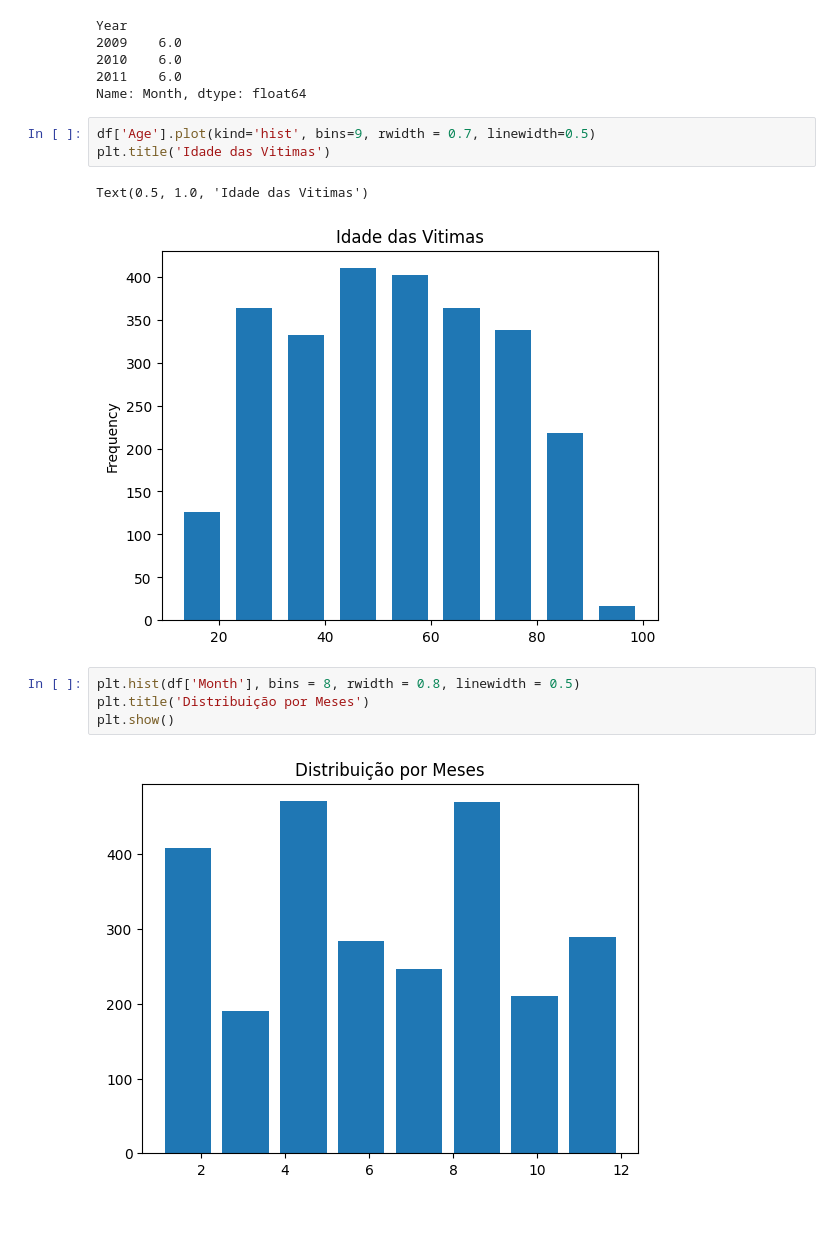
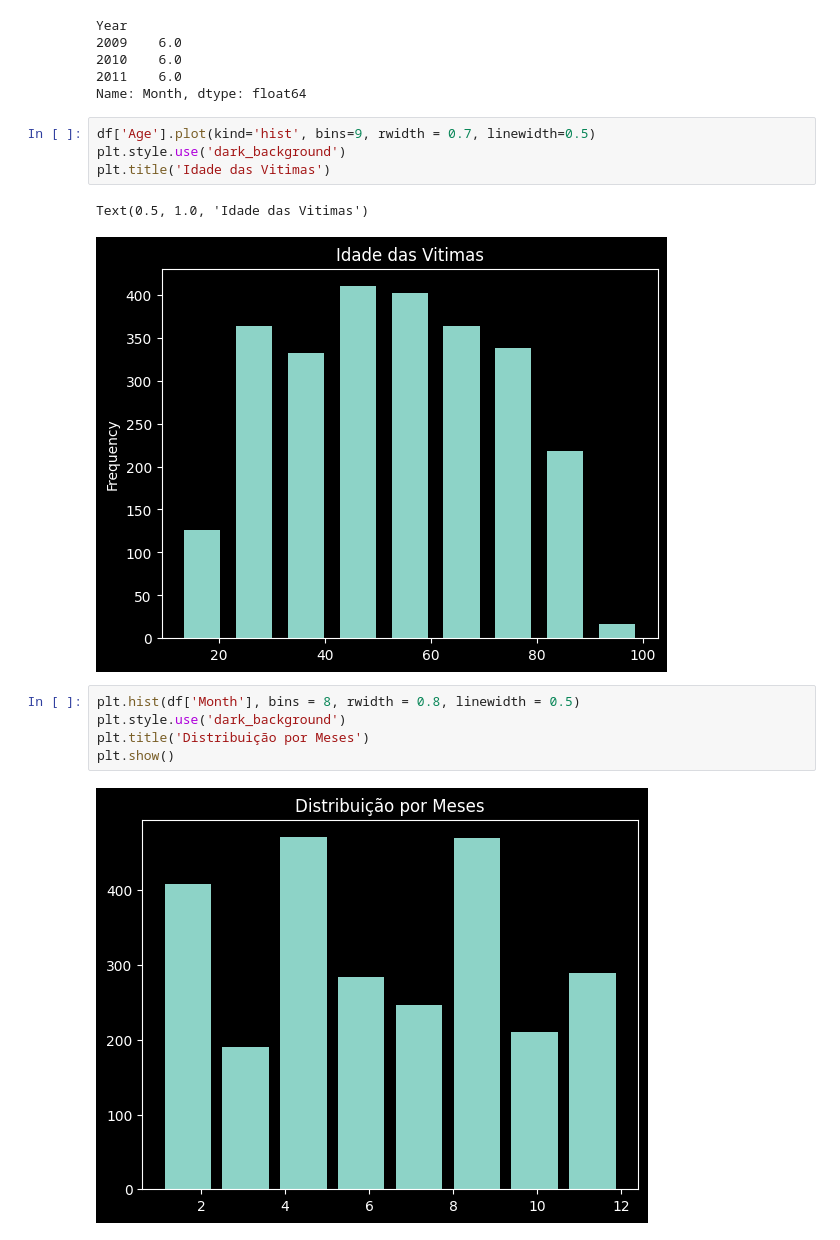
Before and after one commit to allisson2156/Analise-Suicidios-Shangdong, a Jupyter notebook: AnaliseDadosShangDong.ipynb, the cells around one changed output. Drawn from its saved outputs; the diff is of its cells as text.

```diff
--- a/AnaliseDadosShangDong.ipynb
+++ b/AnaliseDadosShangDong.ipynb
@@ -97,15 +111,17 @@ Year
 Name: Month, dtype: float64
 # %%
 df['Age'].plot(kind='hist', bins=9, rwidth = 0.7, linewidth=0.5)
+plt.style.use('dark_background')
 plt.title('Idade das Vitimas')
 # %% [output]
 Text(0.5, 1.0, 'Idade das Vitimas')
-[figure, old version]
+[figure, new version]
 # %%
 plt.hist(df['Month'], bins = 8, rwidth = 0.8, linewidth = 0.5)
+plt.style.use('dark_background')
 plt.title('Distribuição por Meses')
 plt.show()
 # %% [output]
-[figure, old version]
+[figure, new version]
 # %%
 df['Year'].value_counts().sort_index().plot(kind='bar')
```
Also changed, not shown: parts of 12 cells of this notebook.
